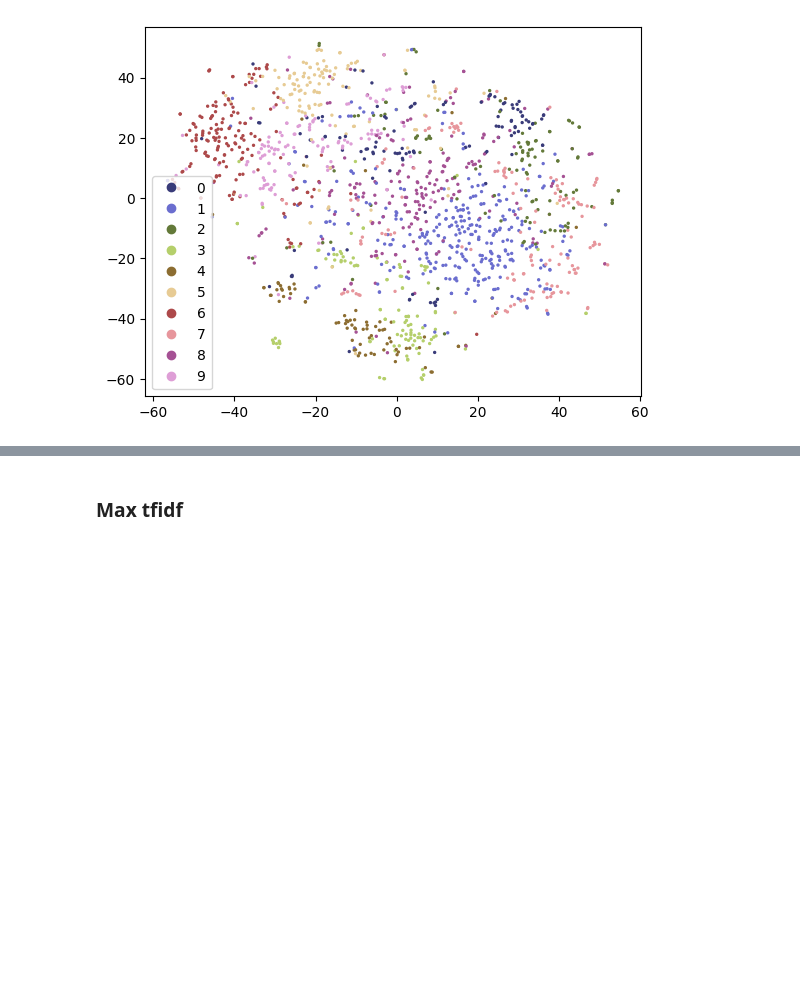
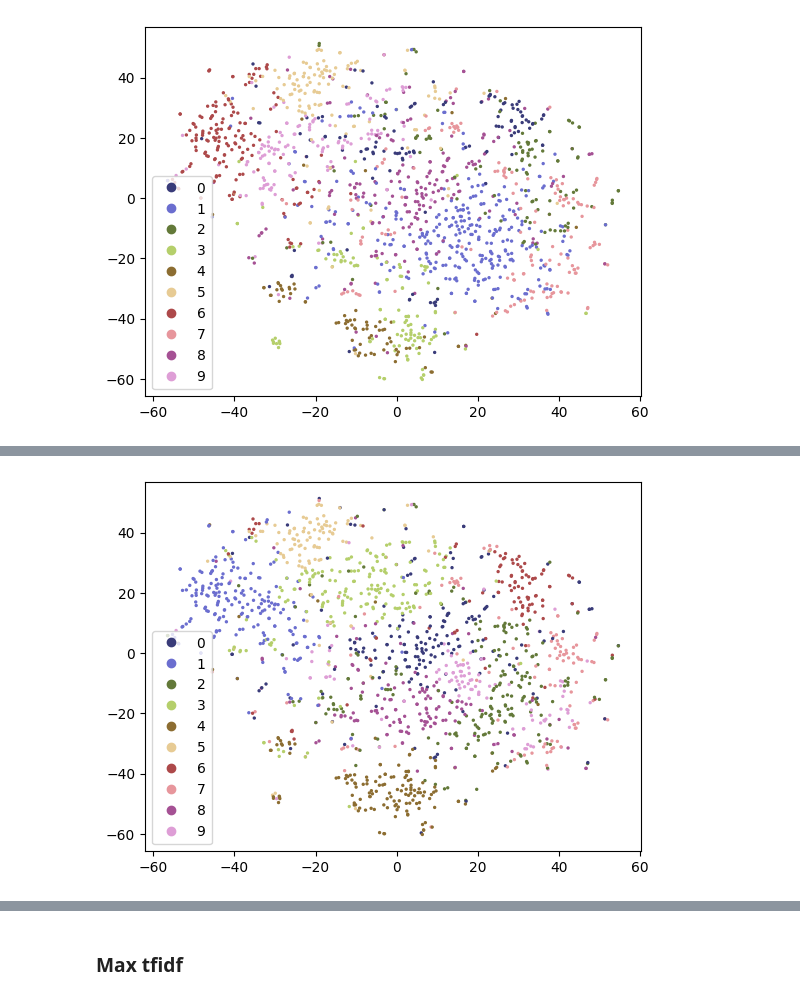
Before and after one commit to mlynatom/viz_project, a Jupyter notebook: data_view.ipynb, the cells around one changed output, grey strips where cells are left out. Cells and saved outputs as stored; diff of their text form; code cells hidden in the pictures; blank space fills up the shorter version.

```diff
--- a/data_view.ipynb
+++ b/data_view.ipynb
@@ -267,0 +274,4 @@ reduce_dim(TSNE(n_components=2, init="random", random_state=SEED), tf_idf_matrix
+# %%
+reduce_dim(TSNE(n_components=2, init="random", random_state=SEED), tf_idf_matrix_nips, colour=topics_nmf_nips, cmap="tab20b")
+# %% [output]
+[figure, added]
```
Also changed, not shown: parts of 18 cells of this notebook, 2 other files.
